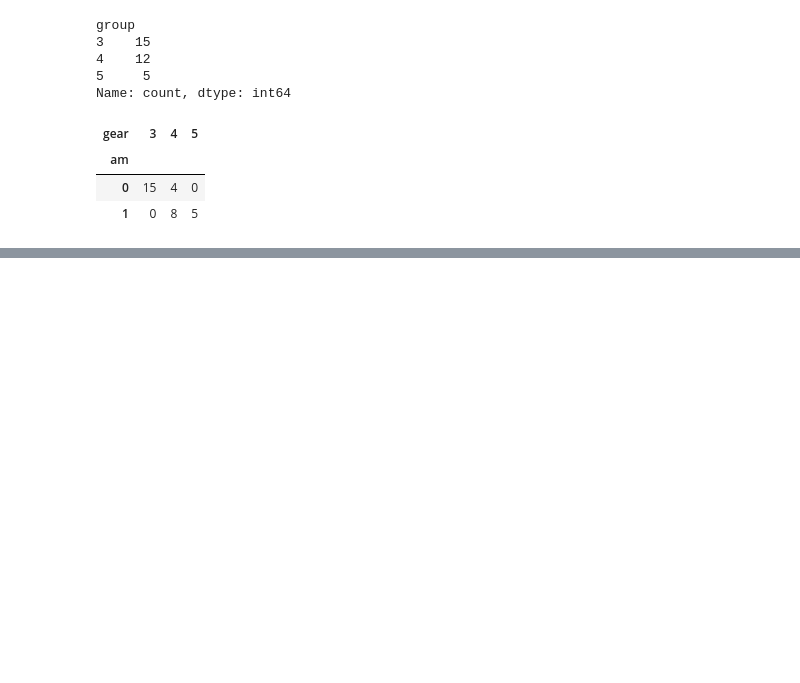
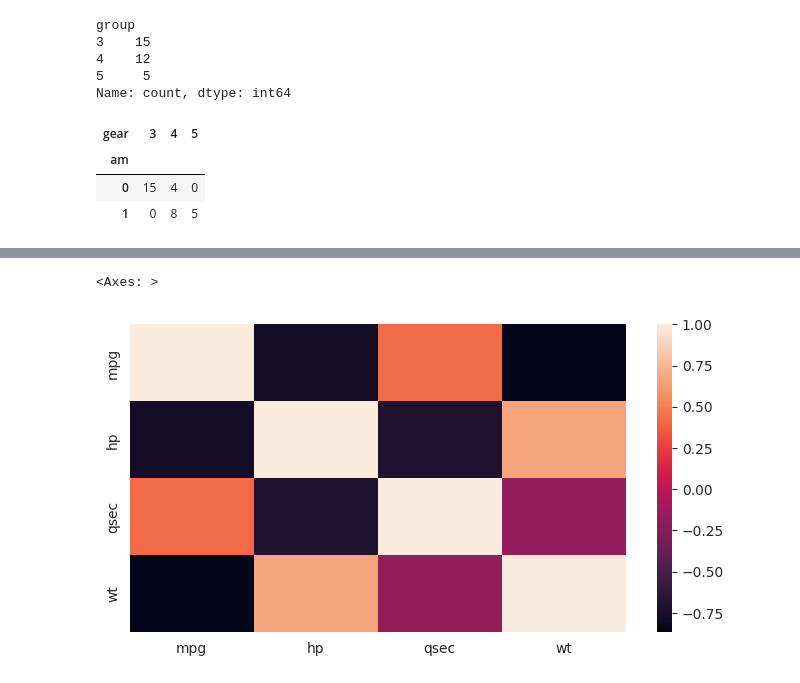
Before and after one commit to venkat56vanaparthi/data_science, a Jupyter notebook: Exploratoty_data.ipynb, the cells around one changed output, grey strips where cells are left out. Cells and saved outputs as stored; diff of their text form; code cells hidden in the pictures; blank space fills up the shorter version.

```diff
--- a/Exploratoty_data.ipynb
+++ b/Exploratoty_data.ipynb
@@ -331,0 +362,4 @@ sns.pairplot(cars)
+# %%
+#Using pandas to calculate pearson correlation coefficient
+corr = x.corr()
+corr
@@ -331,0 +372,6 @@ sns.pairplot(cars)
+# %%
+#Using seaborn to visualize the Pearson correlation coefficient
+sns.heatmap(corr, xticklabels=corr.columns.values, yticklabels=corr.columns.values)
+# %% [output]
+<Axes: >
+[figure, added]
```
Also changed, not shown: parts of 6 cells of this notebook.
